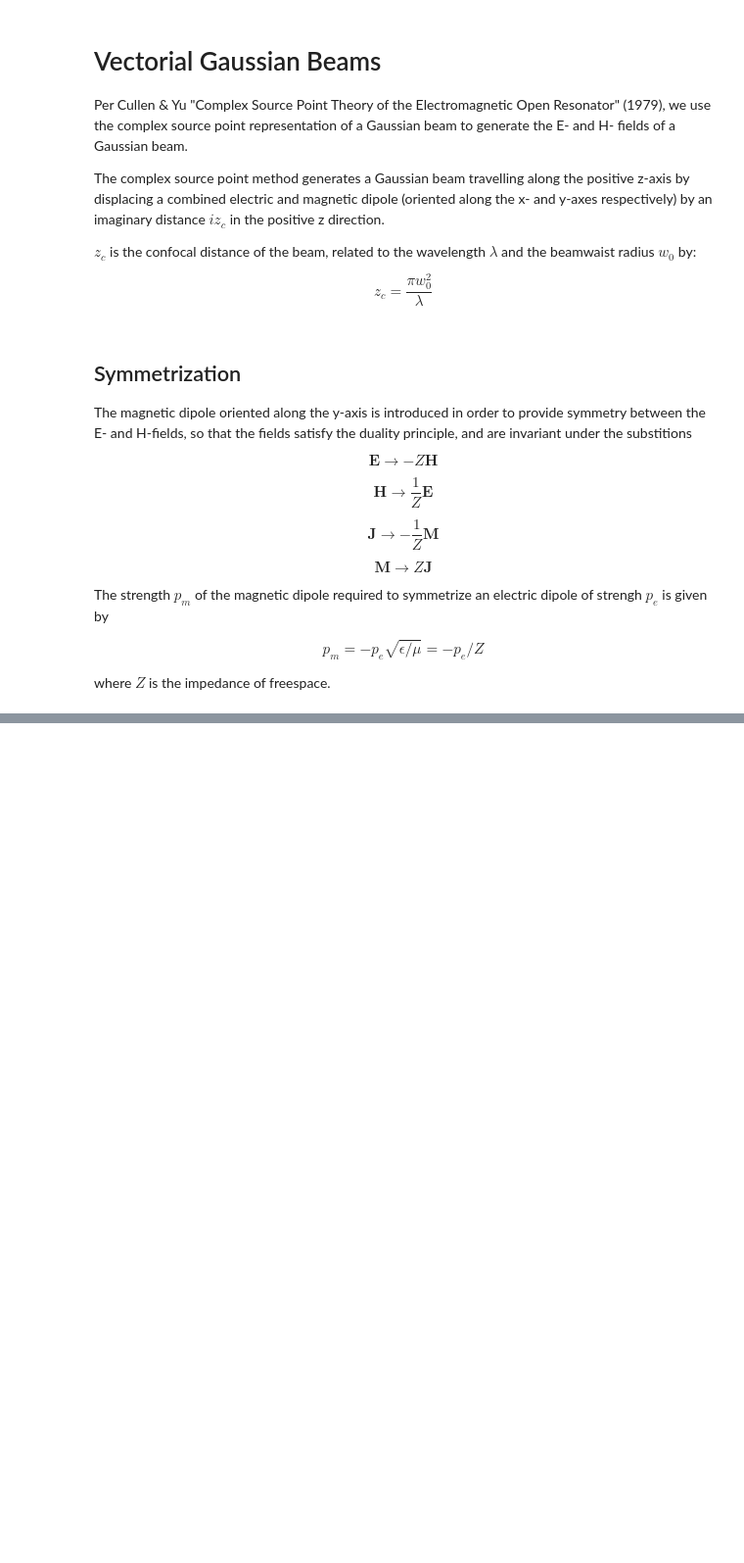
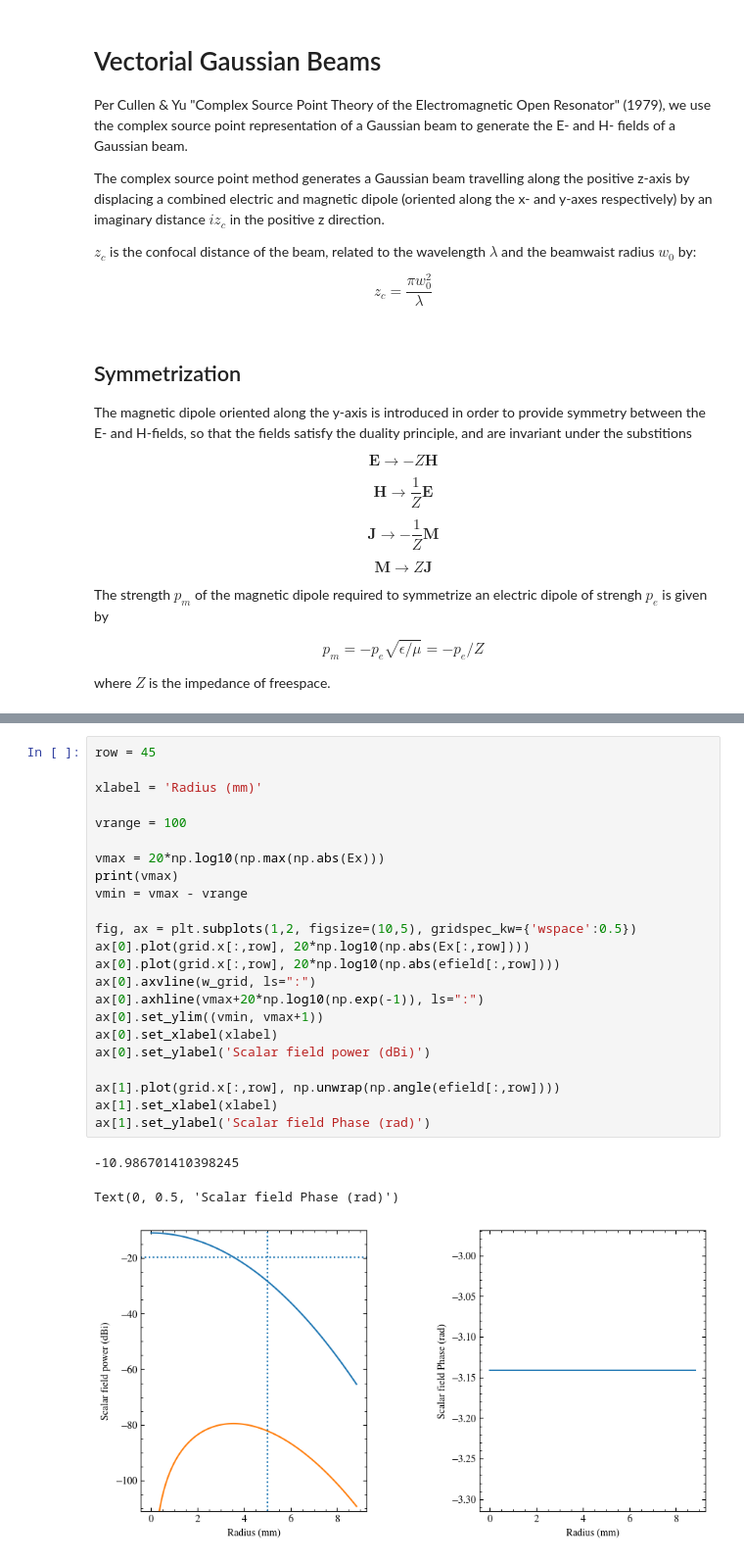
Before and after one commit to PyPO-dev/PyPO, a Jupyter notebook: doxy/gaussian_beams.ipynb, the cells around one changed output, grey strips where cells are left out. Shown at 98% size. Cells and saved outputs as stored; diff of their text form; blank space fills up the shorter version.

```diff
--- a/doxy/gaussian_beams.ipynb
+++ b/doxy/gaussian_beams.ipynb
@@ -45,0 +300,27 @@ $$ H_z = \frac{k^2}{Zr} e^{-ikr}\Bigg[\bigg(1 - \frac{3i}{kr} - \frac{3}{(kr)^2}
+# %%
+row = 45
+
+xlabel = 'Radius (mm)'
+
+vrange = 100
+
+vmax = 20*np.log10(np.max(np.abs(Ex)))
+print(vmax)
+vmin = vmax - vrange
+
+fig, ax = plt.subplots(1,2, figsize=(10,5), gridspec_kw={'wspace':0.5})
+ax[0].plot(grid.x[:,row], 20*np.log10(np.abs(Ex[:,row])))
+ax[0].plot(grid.x[:,row], 20*np.log10(np.abs(efield[:,row])))
+ax[0].axvline(w_grid, ls=":")
+ax[0].axhline(vmax+20*np.log10(np.exp(-1)), ls=":")
+ax[0].set_ylim((vmin, vmax+1))
+ax[0].set_xlabel(xlabel)
+ax[0].set_ylabel('Scalar field power (dBi)')
+
+ax[1].plot(grid.x[:,row], np.unwrap(np.angle(efield[:,row])))
+ax[1].set_xlabel(xlabel)
+ax[1].set_ylabel('Scalar field Phase (rad)')
+# %% [output]
+-10.986701410398245
+Text(0, 0.5, 'Scalar field Phase (rad)')
+[figure, added]
```
Also changed, not shown: parts of 31 cells of this notebook, 1 other file.
